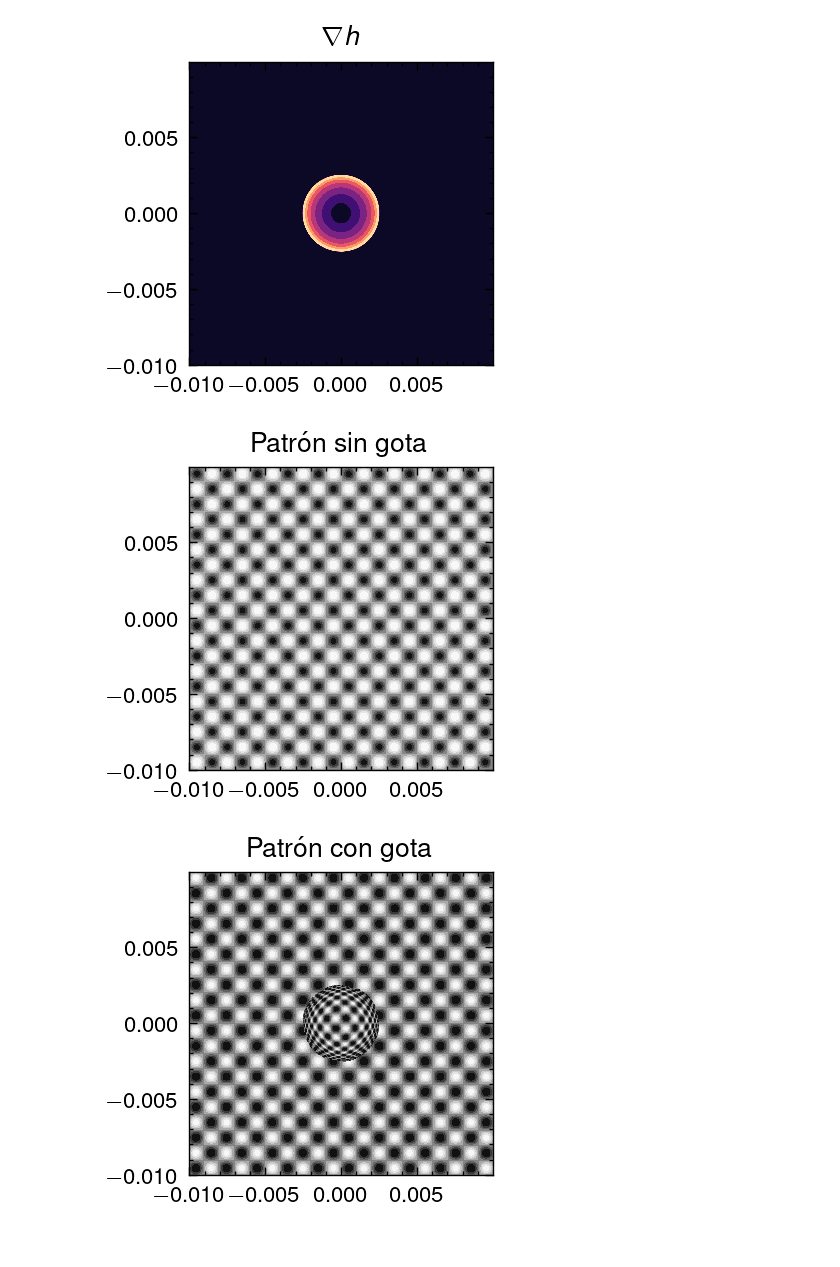
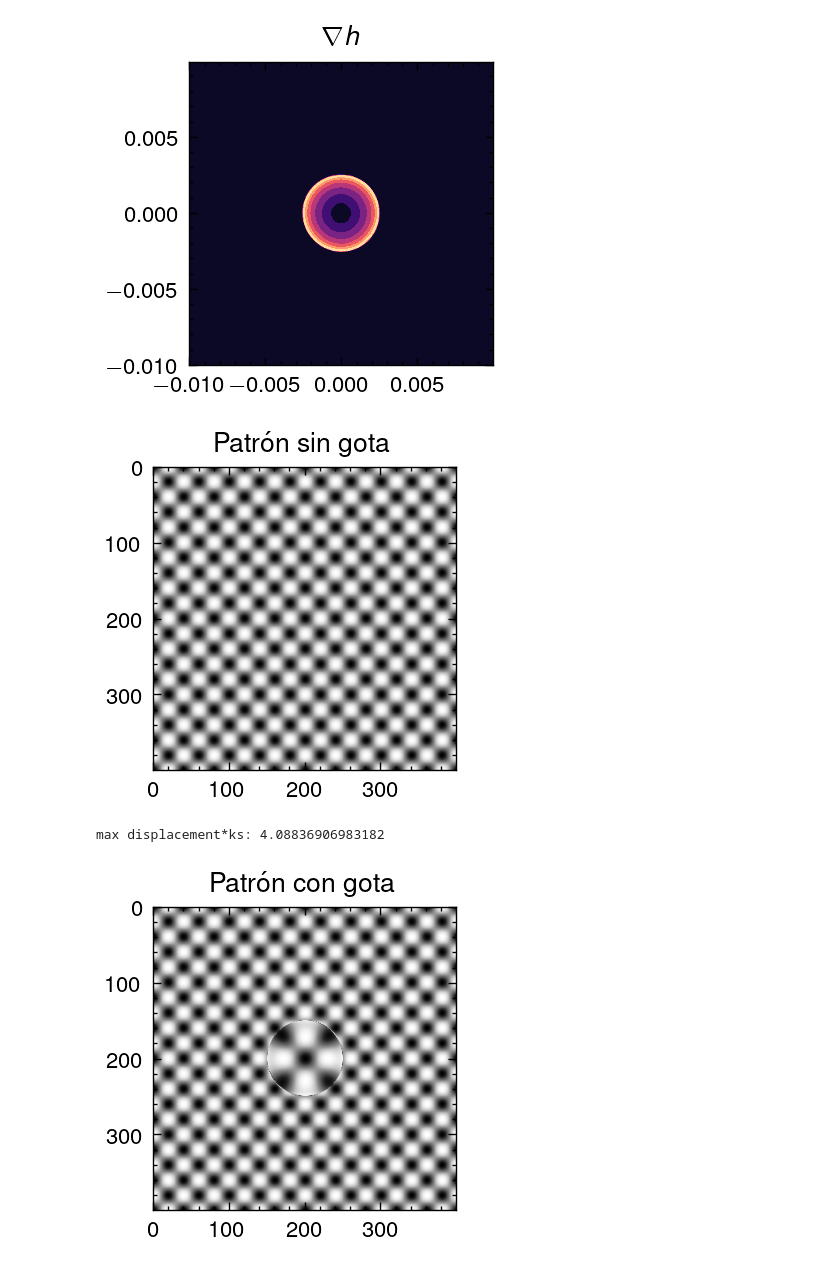
Before and after one commit to ignacioph21/Laboratorio-6-y-7, a Jupyter notebook: Analisis FCD/simulacion_patron_gota.ipynb, the cells around one changed output. Saved outputs shown, nothing was run; the diff lists cells and outputs as text; code cells hidden in the pictures.

```diff
--- a/Analisis FCD/simulacion_patron_gota.ipynb
+++ b/Analisis FCD/simulacion_patron_gota.ipynb
@@ -21,10 +21,14 @@ H = 1               # [m] Distancia entre la camara y el patrón
 n_aire = 1          # Índice de refracción del aire
 n_agua = 1.33       # Índice de refracción del agua
 n_vidrio = 1.5      # Índice de refracción del vidrio
-hp = 2e-2*n_agua/n_aire + 2e-3*n_agua/n_vidrio  # [m] Grosor efectivo del fluído con desviaciones nulas
+hp = 0.1e-2*n_agua/n_aire + 2e-3*n_agua/n_vidrio  # [m] Grosor efectivo del fluído con desviaciones nulas
 alpha = 1 - n_aire/n_agua
 
-radio_corte = 2.5e-3 # Radio de la gota sobre el patrón
-angulo_corte = np.pi/6
+radio_corte = 2.5e-3    # [m] Radio de la gota sobre el patrón
+angulo_contacto = 1*np.pi/6
 
-square_size = 1e-3    # Tamaño de los cuadrados del patrón _checkerboard_
+square_size = 1e-3      # [m] Tamaño de los cuadrados del patrón _checkerboard_
+ks = np.pi/square_size
+
+print(hp)
+print(alpha)
@@ -31,21 +38,24 @@ square_size = 1e-3    # Tamaño de los cuadrados del patrón _checkerboard_
 # %%
 # COORDENADAS
-resolucion = 1e-2/500
+resolucion = 1e-2*5e-3
 x = np.arange(-1e-2, 1e-2, resolucion)  # [m]
-y = np.arange(-0.01, 0.01, resolucion)  # [m]
+y = np.arange(-1e-2, 1e-2, resolucion)  # [m]
 X, Y = np.meshgrid(x, y)    # [m]
 R = np.sqrt(X**2 + Y**2)    # [m]
-er = np.array([X/R, Y/R])  # dirección radial
+er = np.array([X/R, Y/R])   # dirección radial
 # %%
 # MAPA DE ALTURAS
-def height_map(x, y, radio_corte=radio_corte, angulo_corte=angulo_corte):
+def height_map(x, y, radio_corte=radio_corte, angulo_corte=angulo_contacto):
     # hemisferio
     a = radio_corte/np.cos(angulo_corte)
     r = np.sqrt(x**2 + y**2)
     z = np.sqrt((a**2 - r**2)*(r<a))-a*np.sin(angulo_corte)
     return z*(z>0)
 
+plt.figure(figsize=(10*cm, 2*cm))
 plt.plot(x, height_map(x, 0))
+plt.xlabel("$x$ [cm]")
+plt.ylabel("$z$ [cm]")
 plt.gca().set_aspect("equal")
 plt.show()
 
@@ -71,34 +81,40 @@ plt.show()
 # %%
 # TRANSFORMACIÓN Mpp a M (EVALÚO PATRÓN EN M PERO PLOTTEO/"VEO" EN Mpp)
 def mppTOm(X, Y, H, hp, height_map_gradient, alpha):
     R = np.sqrt(X**2 + Y**2)
     hstar = (1/(alpha*hp) - 1/H)**(-1)
     i = R/H
 
     O_Mpp = np.array([X,Y])
     Mp_Mpp = -height_map_gradient*hstar
     O_Mp = O_Mpp - Mp_Mpp
 
     e_r = O_Mp/np.sqrt(O_Mp[0]**2 + O_Mp[1]**2)
     O_M = O_Mp - alpha*hp*i*e_r
 
     return O_M
 
 def checkerboard_pattern(x, y, square_size):
-    pattern = 1 + np.sin(np.pi*y/square_size)*np.sin(np.pi*x/square_size)
-    return pattern
+    return np.real(2+np.exp(2j*np.pi*((x+y)/(2*square_size))) + np.exp(2j*np.pi*((x-y)/(2*square_size))))/4
 
-
-i_ref = checkerboard_pattern(X,Y, square_size=square_size)
+i_ref = checkerboard_pattern(X, Y, square_size=square_size)
 plt.title("Patrón sin gota")
-plt.contourf(X, Y, i_ref, cmap="Greys_r")
+plt.imshow(i_ref, cmap="Greys")
 plt.gca().set_aspect("equal")
 plt.show()
 
+M = mppTOm(X, Y, H, hp, height_map_gradient, alpha)
+
+x_displacement = X - M[0]
+y_displacement = Y - M[1]
+displacement = np.hypot(x_displacement, y_displacement)
+print("max displacement*ks:", np.max(displacement)*ks)
+
+i_def = checkerboard_pattern(*M, square_size=square_size)
 plt.title("Patrón con gota")
-i_def = checkerboard_pattern(*mppTOm(X, Y, H, hp, height_map_gradient, alpha), square_size=square_size)
-plt.contourf(X, Y, i_def, cmap="Greys")
-plt.gca().set_aspect("equal");
+plt.imshow(i_def, cmap="Greys")
+plt.gca().set_aspect("equal")
 # %% [output]
-[figure, old version]
+[figure, new version]
+max displacement*ks: 4.08836906983182
-[figure, old version]
+[figure, new version]
```
Also changed, not shown: parts of 6 cells of this notebook, 8 other files.
